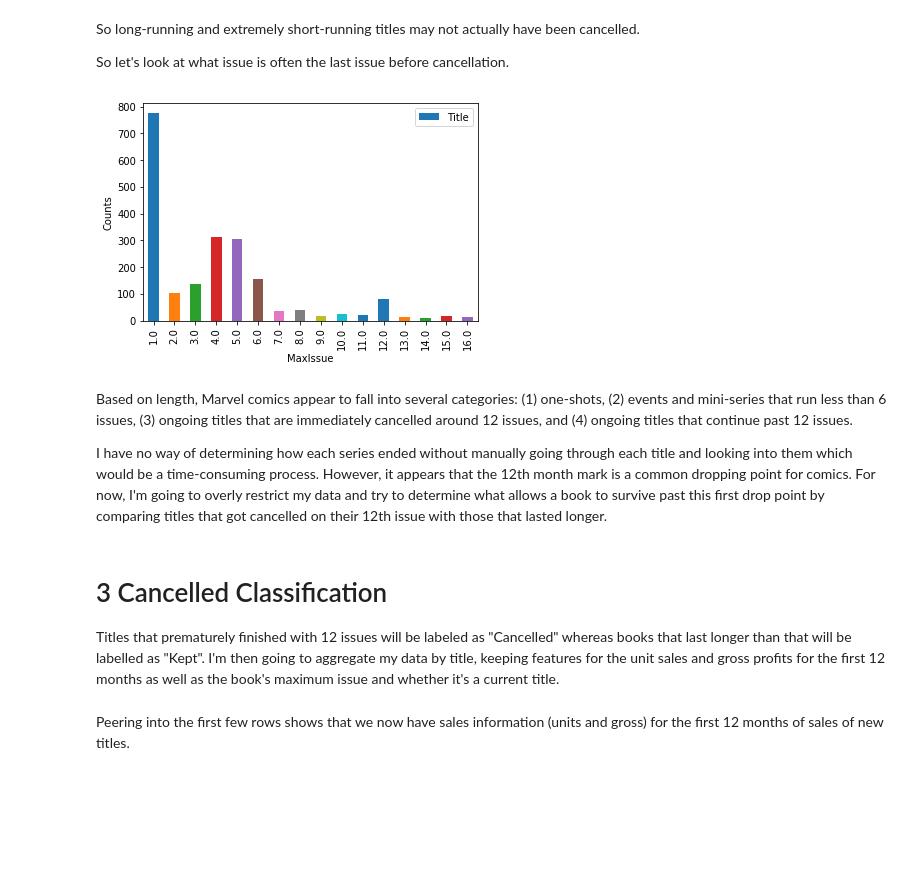
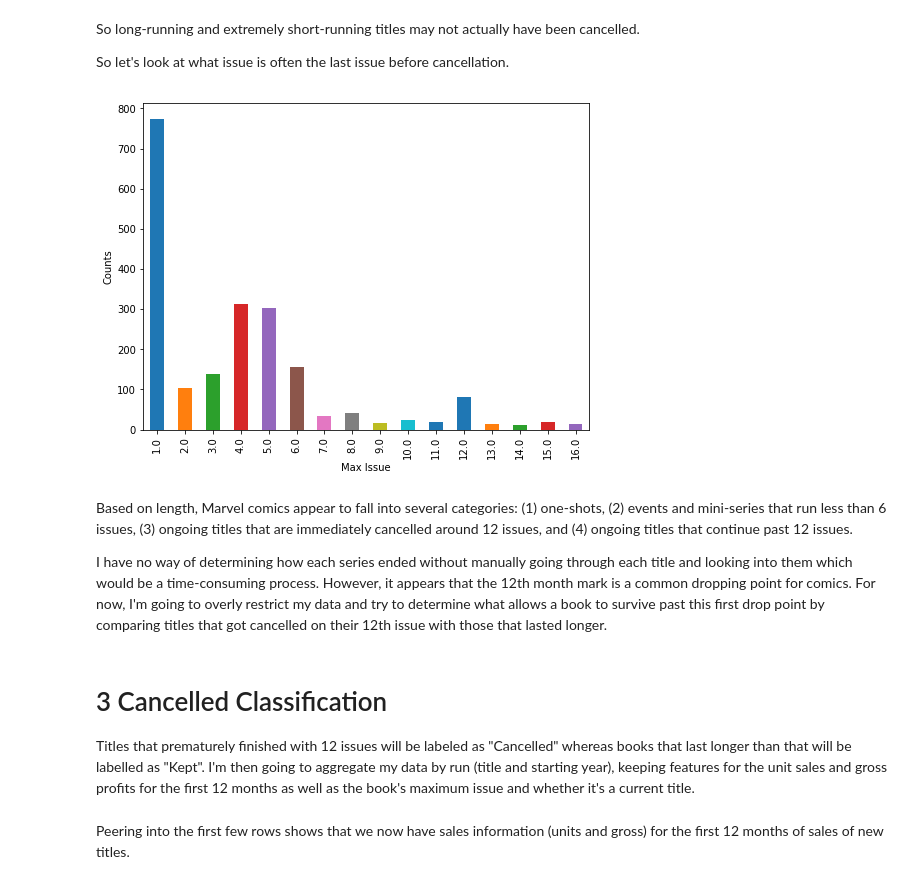
Before and after one commit to christopherpease/ComicSales, a Jupyter notebook: 1 Comic Book Cancellations - Web Scrapping.ipynb, the cells around one changed output. Cells and saved outputs as stored; diff of their text form; code cells hidden in the pictures; blank space fills up the shorter version.

```diff
--- a/1 Comic Book Cancellations - Web Scrapping.ipynb
+++ b/1 Comic Book Cancellations - Web Scrapping.ipynb
@@ -200,11 +200,13 @@ So long-running and extremely short-running titles may not actually have been ca
 
 So let's look at what issue is often the last issue before cancellation.
 # %%
-pd.pivot_table(df, values=['Title'], index='MaxIssue', aggfunc={'Title':lambda x: len(x.unique())}).iloc[0:16].plot(kind='bar', y='Title')
+pd.pivot_table(df, values=['Title'], index='MaxIssue', aggfunc={'Title':lambda x: len(x.unique())}).iloc[0:16].plot(
+    kind='bar', y='Title', figsize=(8,6), legend=False)
 plt.ylabel('Counts')
+plt.xlabel('Max Issue')
 plt.show()
 # %% [output]
-[figure, old version]
+[figure, new version]
 # %% [markdown]
 Based on length, Marvel comics appear to fall into several categories: (1) one-shots, (2) events and mini-series that run less than 6 issues, (3) ongoing titles that are immediately cancelled around 12 issues, and (4) ongoing titles that continue past 12 issues.
 
@@ -212,7 +214,7 @@ I have no way of determining how each series ended without manually going throug
 # %% [markdown]
 # 3 Cancelled Classification
 
-Titles that prematurely finished with 12 issues will be labeled as "Cancelled" whereas books that last longer than that will be labelled as "Kept". I'm then going to aggregate my data by title, keeping features for the unit sales and gross profits for the first 12 months as well as the book's maximum issue and whether it's a current title.
+Titles that prematurely finished with 12 issues will be labeled as "Cancelled" whereas books that last longer than that will be labelled as "Kept". I'm then going to aggregate my data by run (title and starting year), keeping features for the unit sales and gross profits for the first 12 months as well as the book's maximum issue and whether it's a current title.
 # %%
 # Removed 'Avengers Vs. X-Men' because it is an event comic that lasted 12 issues and was not cancelled per se
 df.drop(df.index[df.Title == 'Avengers Vs X-Men'], inplace=True)
```
Also changed, not shown: parts of 12 cells of this notebook, 8 other files.
